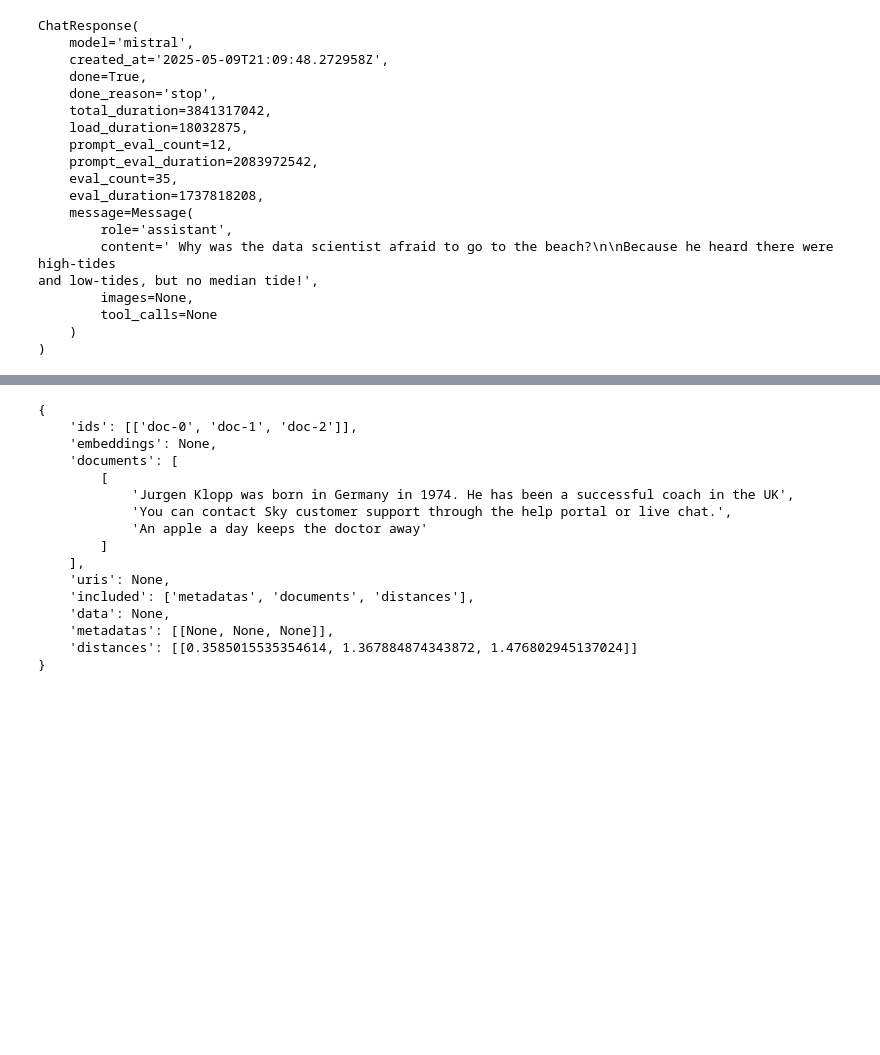
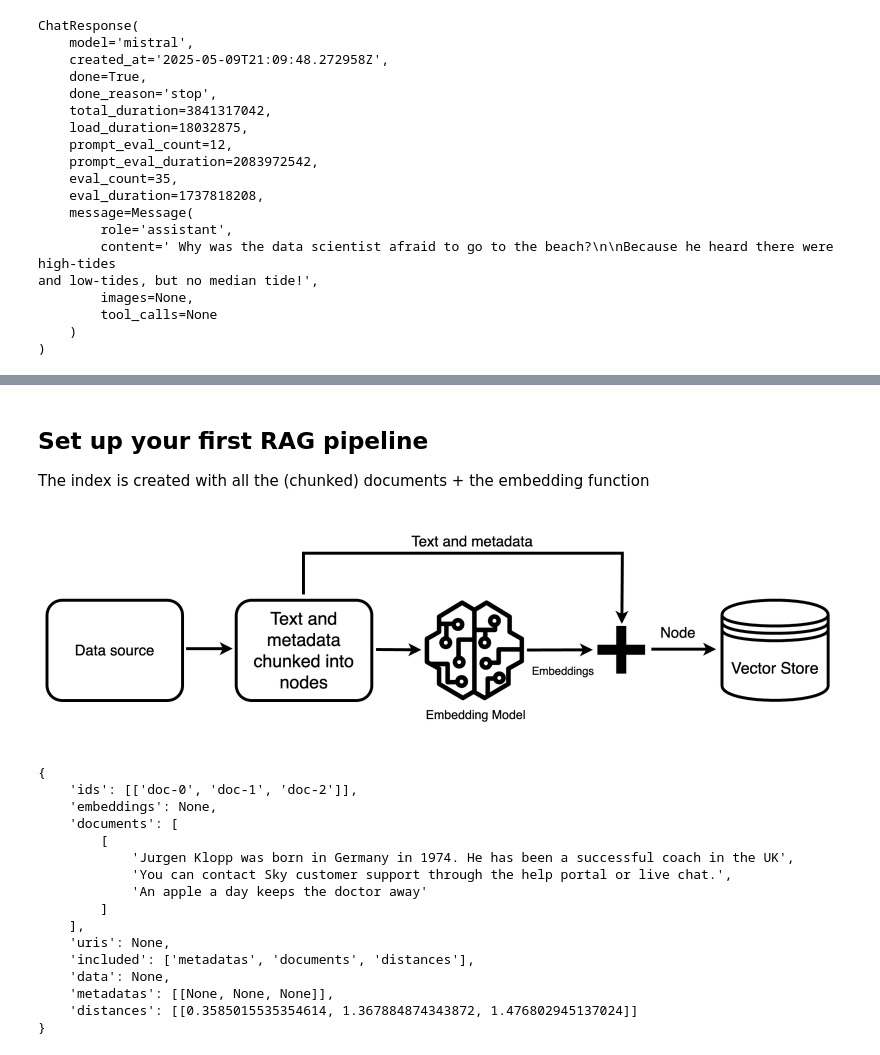
Before and after one commit to marc-olm/genai101, a Jupyter notebook: notebooks/rag_playground.ipynb, the cells around one changed output, grey strips where cells are left out. Saved outputs shown, nothing was run; the diff lists cells and outputs as text; code cells hidden in the pictures; blank space fills up the shorter version.

```diff
--- a/notebooks/rag_playground.ipynb
+++ b/notebooks/rag_playground.ipynb
@@ -74,3 +80,12 @@ The main components of a naive RAG pipeline are:
+# %% [markdown]
+## Set up your first RAG pipeline
+
+The index is created with all the (chunked) documents + the embedding function
+# %%
+# Show image inline in the notebook
+display(Image(filename='../docs/images/indexing.png', width=800))
+# %% [output]
+[figure, added]
 # %%
 import os
 import ollama
```
Also changed, not shown: parts of 4 cells of this notebook, 3 other files.
